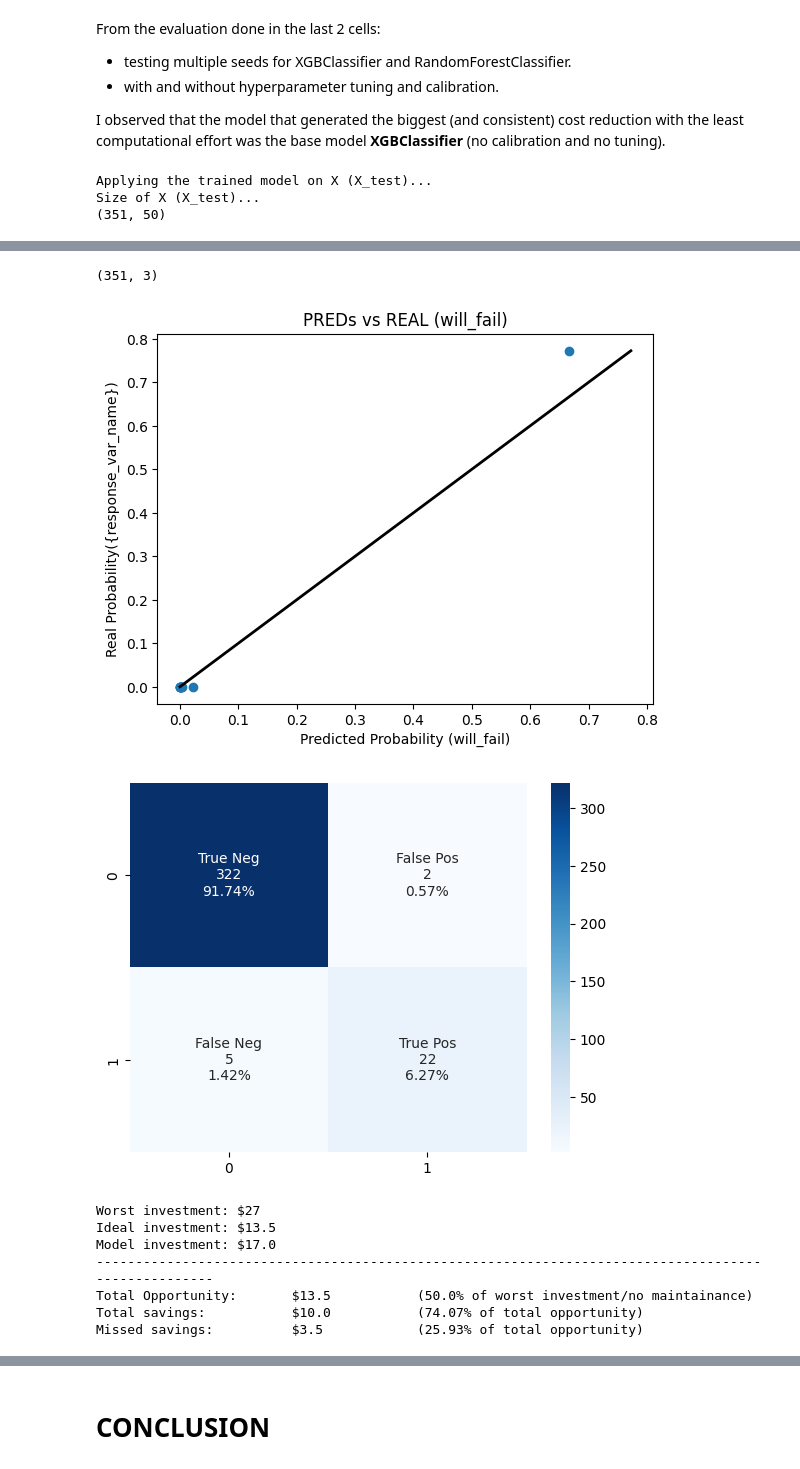
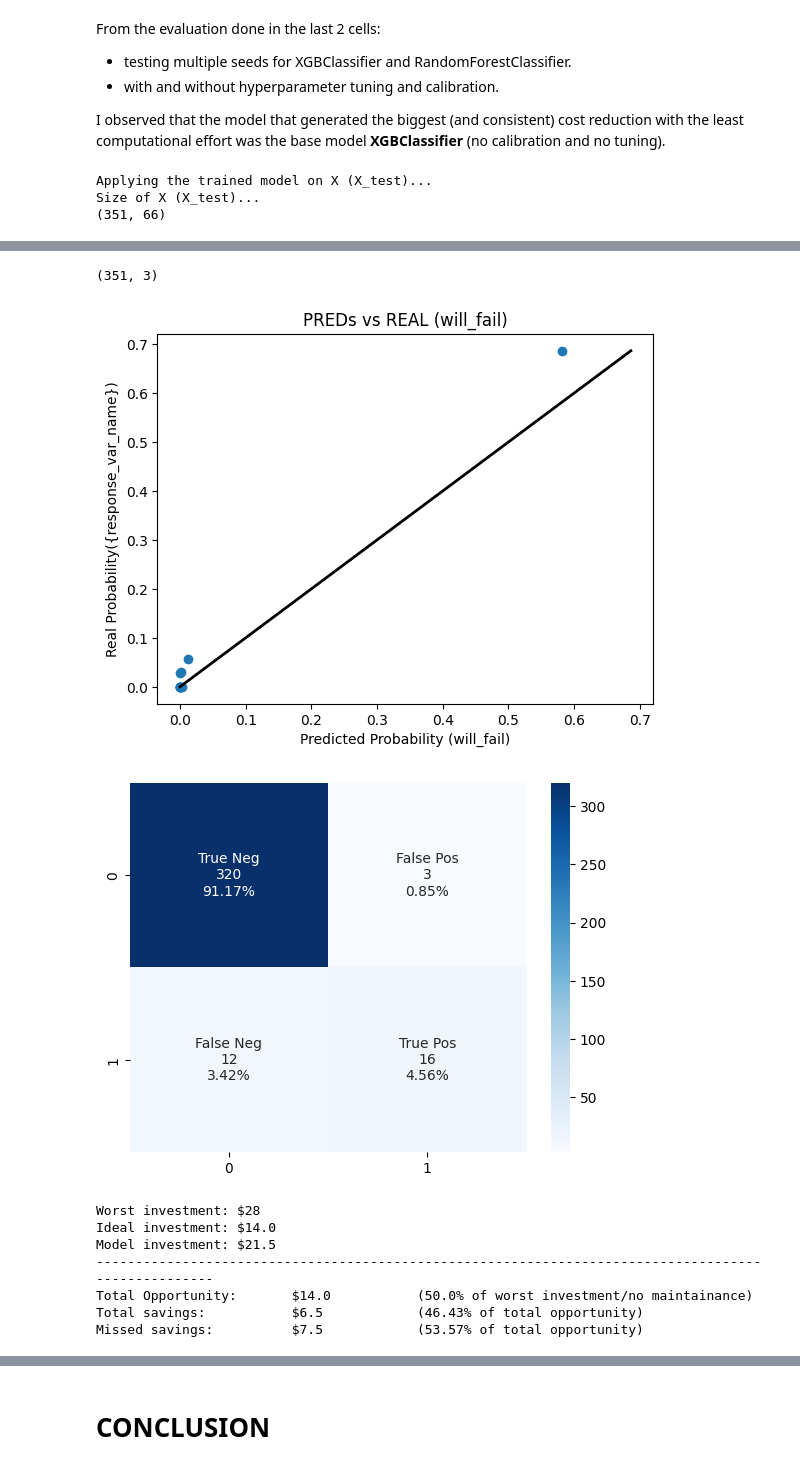
Before and after one commit to rafands/Meli_Tech_Challenge, a Jupyter notebook: prevision_de_falla.ipynb, the cells around one changed output, grey strips where cells are left out. Saved outputs shown, nothing was run; the diff lists cells and outputs as text; code cells hidden in the pictures.

```diff
--- a/prevision_de_falla.ipynb
+++ b/prevision_de_falla.ipynb
@@ -301,10 +301,18 @@ For each attribute we will create it's `mean`, `min`, `max`, `sum` and `nunique`
 df_devices_att = (
     df_clean[['device', 'attribute1', 'attribute2', 'attribute3',
               'attribute4', 'attribute5', 'attribute6', 'attribute7', #'attribute8'
-              'attribute9', 'date_dt']]
+              'attribute9']]
        .groupby('device')
-       .agg(['min','max', 'mean', 'nunique']) # , 'sum'])
-       ).reset_index()
+       .agg(['min','max', 'mean', 'nunique', 'sum', 'std'])
+       .reset_index()
+       .merge(df_clean[['device', 'date_dt']]
+              .groupby('device')
+              .agg(['min','max', 'mean', 'nunique'])
+              .reset_index(),
+              how='left',
+              on=['device']
+              )
+       )
 
 df_devices_att.columns = ['_'.join(col) for col in df_devices_att.columns.values]
 df_devices_att.rename(columns={'device_':'device'}, inplace=True)
@@ -1438,8 +1493,8 @@ cf_matrix = confusion_matrix_heatmap(df=X_preds_vs_real, y_pred_col='y_preds', y
 
 # - - - - - - - - - - - - - - - - - - - - - - - - - - - - - - - - - - - - - - - - - - - - - - - - - - - - - - - - - - - - - - - - - - - - - -
 #PRINT INVESTMENT RESULTS
-total_savings, total_pct_savings = results_summary(df=X_preds_vs_real, real_y_name='will_fail', pred_y_name='y_preds')
+total_opportunity, total_monetary_savings, total_pct_savings = results_summary(df=X_preds_vs_real, real_y_name='will_fail', pred_y_name='y_preds')
 # %% [output]
 Applying the trained model on X (X_test)...
 Size of X (X_test)...
-(351, 50)
+(351, 66)
@@ -1447,13 +1502,13 @@ Size of X (X_test)...
 (351, 3)
-[figure, old version]
+[figure, new version]
-[figure, old version]
+[figure, new version]
-Worst investment: $27
-Ideal investment: $13.5
-Model investment: $17.0
+Worst investment: $28
+Ideal investment: $14.0
+Model investment: $21.5
 ----------------------------------------------------------------------------------------------------
-Total Opportunity:       $13.5           (50.0% of worst investment/no maintainance)
-Total savings:           $10.0           (74.07% of total opportunity)
-Missed savings:          $3.5            (25.93% of total opportunity)
+Total Opportunity:       $14.0           (50.0% of worst investment/no maintainance)
+Total savings:           $6.5            (46.43% of total opportunity)
+Missed savings:          $7.5            (53.57% of total opportunity)
 # %%
 monetary_savings=[]
 pct_savings=[]
```
Also changed, not shown: parts of 13 cells of this notebook, 2 other files.
